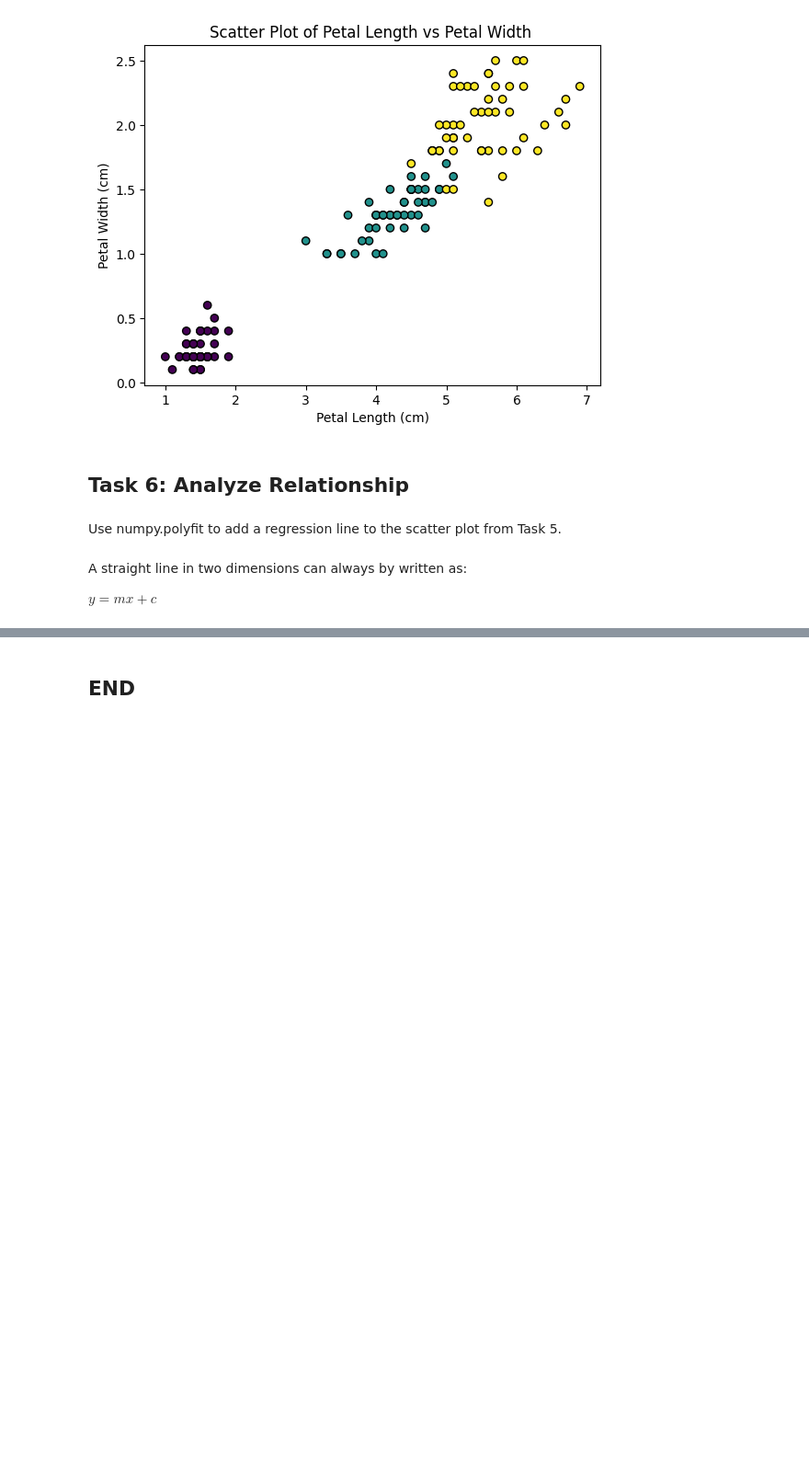
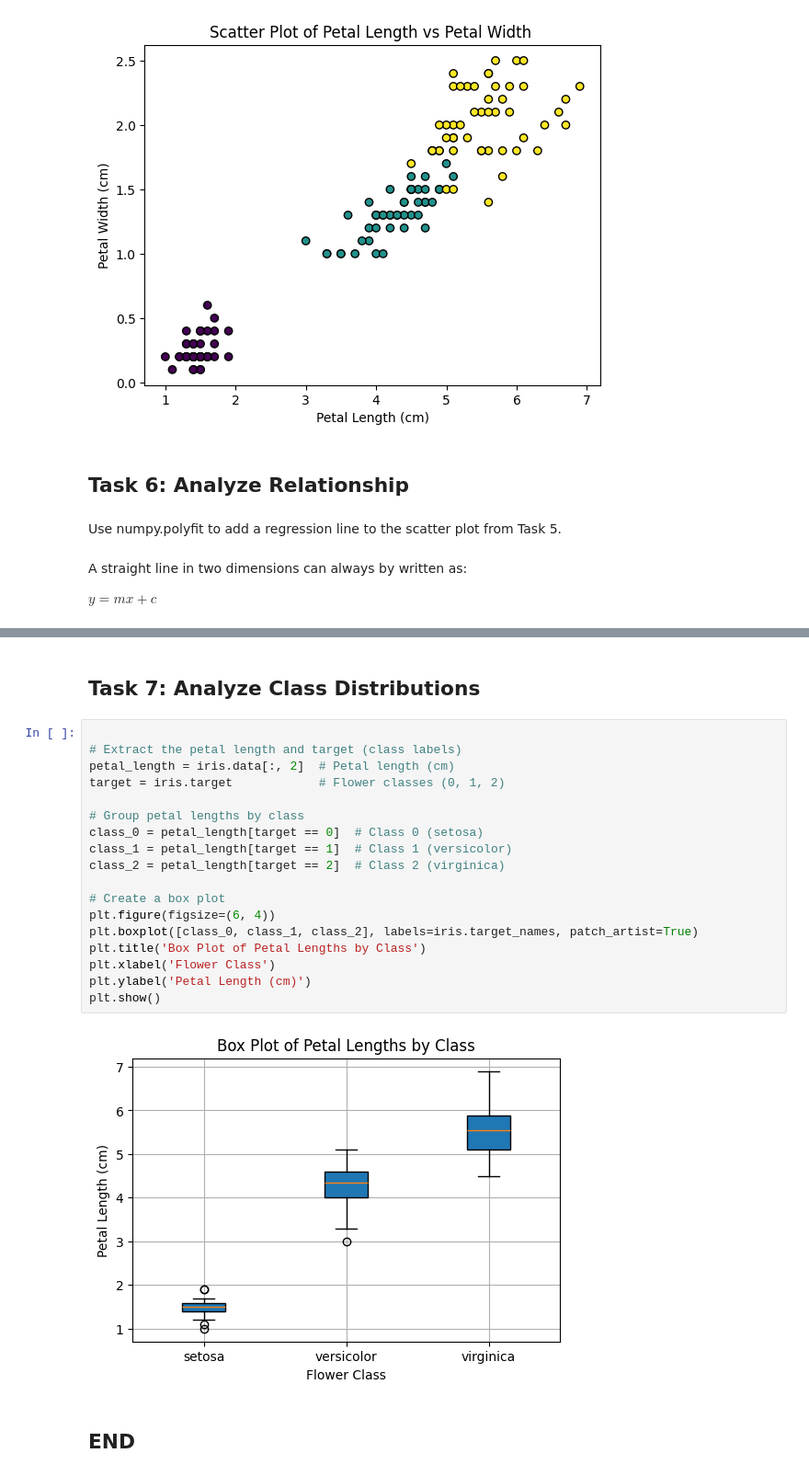
Before and after one commit to Svitlana937/Svit_Koz_DA, a Jupyter notebook: tasks.ipynb, the cells around one changed output, grey strips where cells are left out. Shown at 92% size. Drawn from its saved outputs; the diff is of its cells as text; blank space fills up the shorter version.

```diff
--- a/tasks.ipynb
+++ b/tasks.ipynb
@@ -310,5 +307,27 @@ plt.legend()
 plt.show()
 # %% [output]
 [figure]
+# %% [markdown]
+## Task 7: Analyze Class Distributions
+# %%
+
+# Extract the petal length and target (class labels)
+petal_length = iris.data[:, 2]  # Petal length (cm)
+target = iris.target            # Flower classes (0, 1, 2)
+
+# Group petal lengths by class
+class_0 = petal_length[target == 0]  # Class 0 (setosa)
+class_1 = petal_length[target == 1]  # Class 1 (versicolor)
+class_2 = petal_length[target == 2]  # Class 2 (virginica)
+
+# Create a box plot
+plt.figure(figsize=(6, 4))
+plt.boxplot([class_0, class_1, class_2], labels=iris.target_names, patch_artist=True)
+plt.title('Box Plot of Petal Lengths by Class')
+plt.xlabel('Flower Class')
+plt.ylabel('Petal Length (cm)')
+plt.show()
+# %% [output]
+[figure, added]
 # %% [markdown]
 ## END
```
Also changed, not shown: parts of 4 cells of this notebook.
